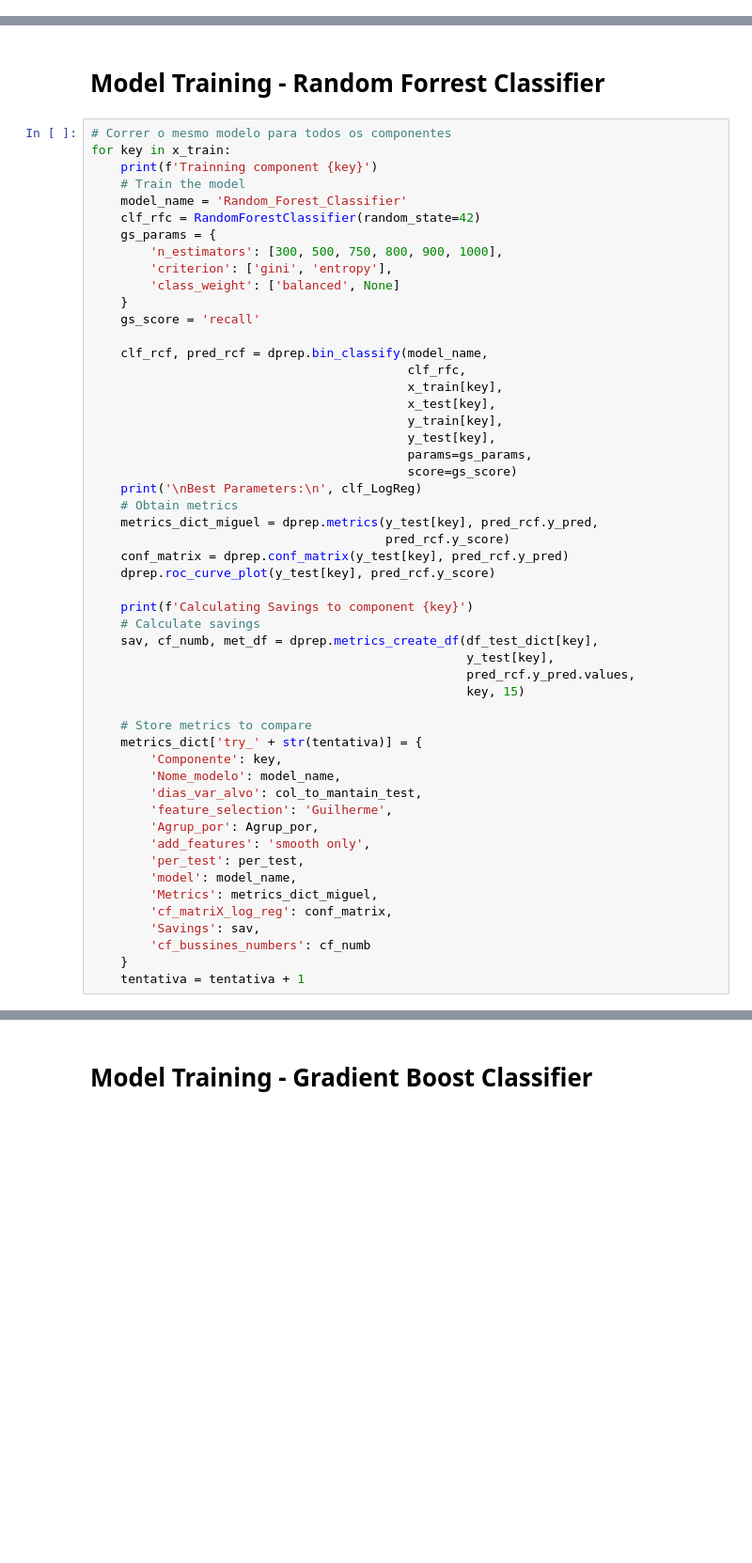
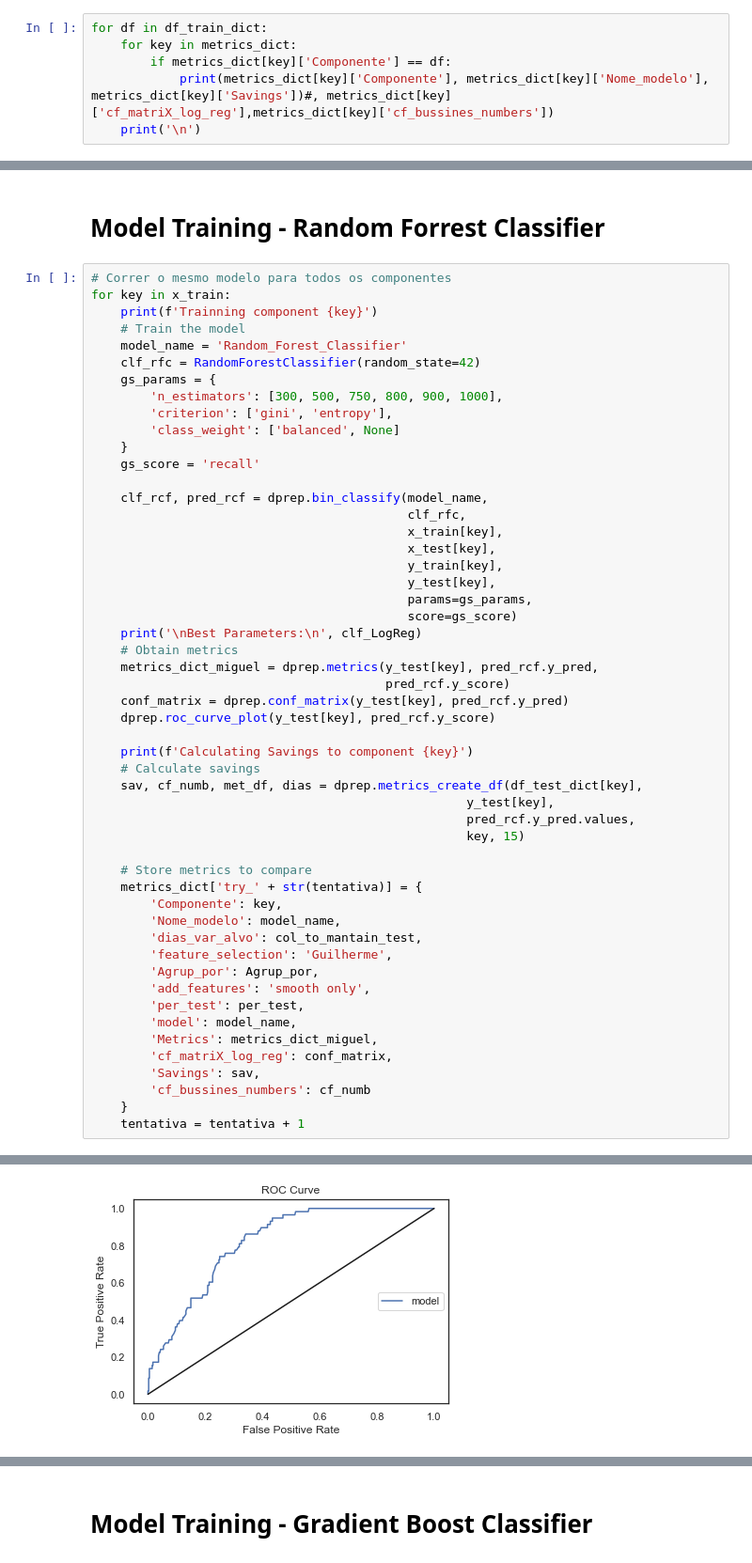
Before and after one commit to RicardoJPedro82/wmillfailprev, a Jupyter notebook: notebooks/20210212_Final_automation_Windmill.ipynb, the cells around one changed output, grey strips where cells are left out. Shown: that part at 94% size. Drawn from its saved outputs; the diff is of its cells as text; blank space fills up the shorter version.

```diff
--- a/notebooks/20210212_Final_automation_Windmill.ipynb
+++ b/notebooks/20210212_Final_automation_Windmill.ipynb
@@ -409,0 +577,6 @@ Savings
+# %%
+for df in df_train_dict:
+    for key in metrics_dict:
+        if metrics_dict[key]['Componente'] == df:
+            print(metrics_dict[key]['Componente'], metrics_dict[key]['Nome_modelo'], metrics_dict[key]['Savings'])#, metrics_dict[key]['cf_matriX_log_reg'],metrics_dict[key]['cf_bussines_numbers'])
+    print('\n')
@@ -440,7 +631,7 @@ for key in x_train:
 
     print(f'Calculating Savings to component {key}')
     # Calculate savings
-    sav, cf_numb, met_df = dprep.metrics_create_df(df_test_dict[key],
+    sav, cf_numb, met_df, dias = dprep.metrics_create_df(df_test_dict[key],
                                                    y_test[key],
                                                    pred_rcf.y_pred.values,
                                                    key, 15)
@@ -461,3 +652,4 @@ for key in x_train:
         'cf_bussines_numbers': cf_numb
     }
     tentativa = tentativa + 1
+# %% [output]
@@ -463,0 +662 @@ for key in x_train:
+[figure, added]
```
Also changed, not shown: parts of 35 cells of this notebook, 3 other files.
